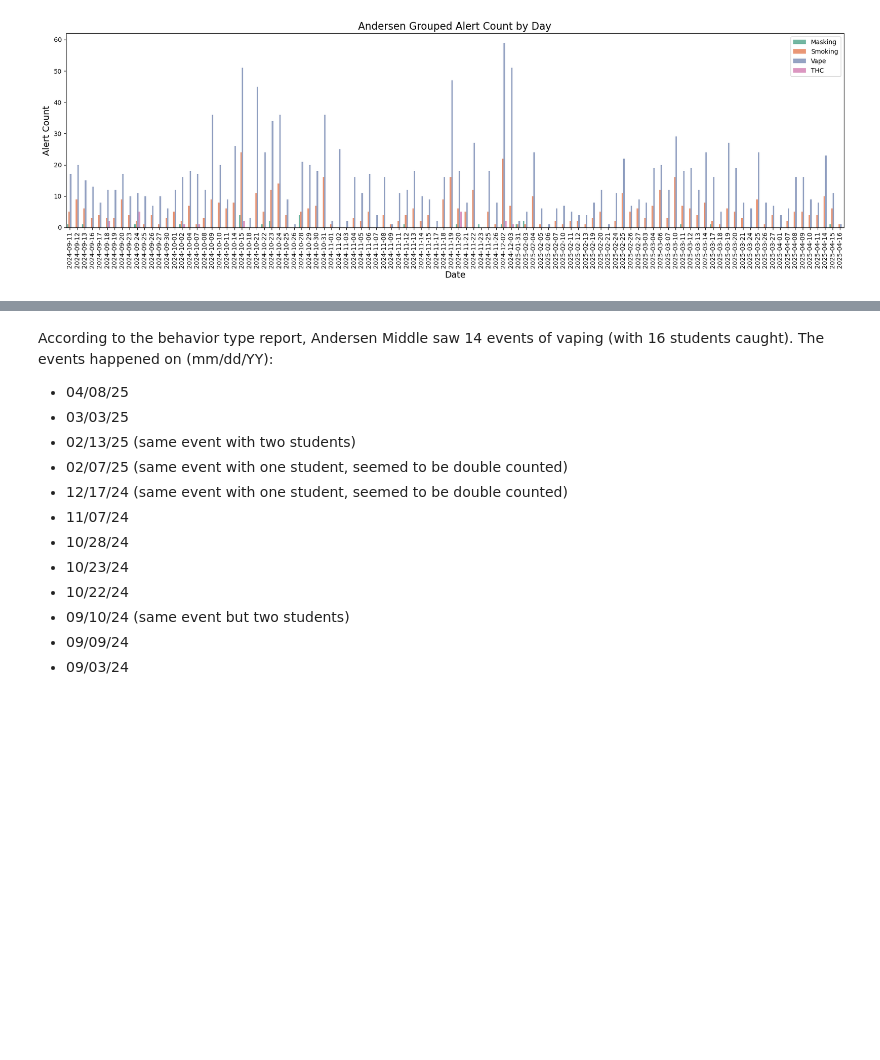
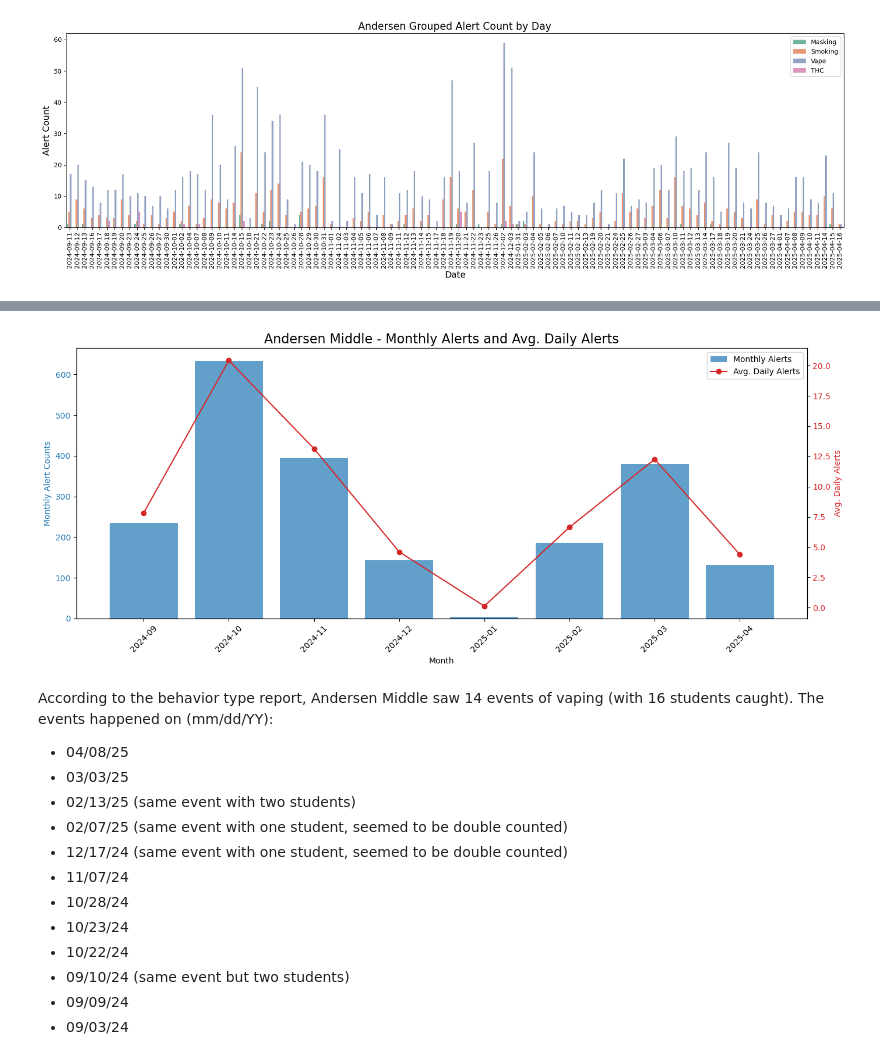
Before and after one commit to yunghsuanwu/vape-detector-minneapolis, a Jupyter notebook: haloreport_dataexploration_yhw.ipynb, the cells around one changed output, grey strips where cells are left out. Cells and saved outputs as stored; diff of their text form; code cells hidden in the pictures; blank space fills up the shorter version.

```diff
--- a/haloreport_dataexploration_yhw.ipynb
+++ b/haloreport_dataexploration_yhw.ipynb
@@ -140,3 +140,22 @@ def grouped_alert_count_by_day(df, group, save_path=None):
         plt.savefig(save_path)
     else:
         plt.show()
+# %%
+# Stats: alert count by month / average alert count by day per month
+def alert_count_by_month(df, type=None):
+    # Group by 'Date' and the specified 'group', then count occurrences
+    if type:
+        date_count = df[df['Type'] == type].Date.value_counts(sort=False).sort_index()
+    else:
+        date_count = df.Date.value_counts(sort=False).sort_index()
+
+    # Convert the index to datetime
+    date_count.index = pd.to_datetime(date_count.index)
+
+    # Resample to monthly frequency and sum the counts
+    monthly_counts = date_count.resample('M').sum()
+
+    # Calculate the average alert count per day for each month
+    avg_alerts_per_day = monthly_counts / monthly_counts.index.days_in_month
+
+    return monthly_counts, avg_alerts_per_day
@@ -150,3 +215,9 @@ alert_count_by_day(andersen_df)
 grouped_alert_count_by_day(andersen_df, 'Type')
 # %% [output]
 [figure]
+# %%
+# Calculate the per month average of alerts
+andersen_monthly_counts, andersen_monthly_dayavg = alert_count_by_month(andersen_df)
+andersen_monthly = pd.DataFrame({'monthly_counts': andersen_monthly_counts, 'avg_alerts_per_day': andersen_monthly_dayavg})
+andersen_monthly.index = andersen_monthly.index.strftime('%Y-%m')
+andersen_monthly
@@ -153,3 +235,8 @@ grouped_alert_count_by_day(andersen_df, 'Type')
+# %%
+# Graph andersen_monthly
+plot_monthly_data(andersen_monthly, 'Andersen Middle')
+# %% [output]
+[figure, added]
 # %% [markdown]
 According to the behavior type report, Andersen Middle saw 14 events of vaping (with 16 students caught).
 The events happened on (mm/dd/YY):
```
Also changed, not shown: parts of 23 cells of this notebook, 1 other file.
